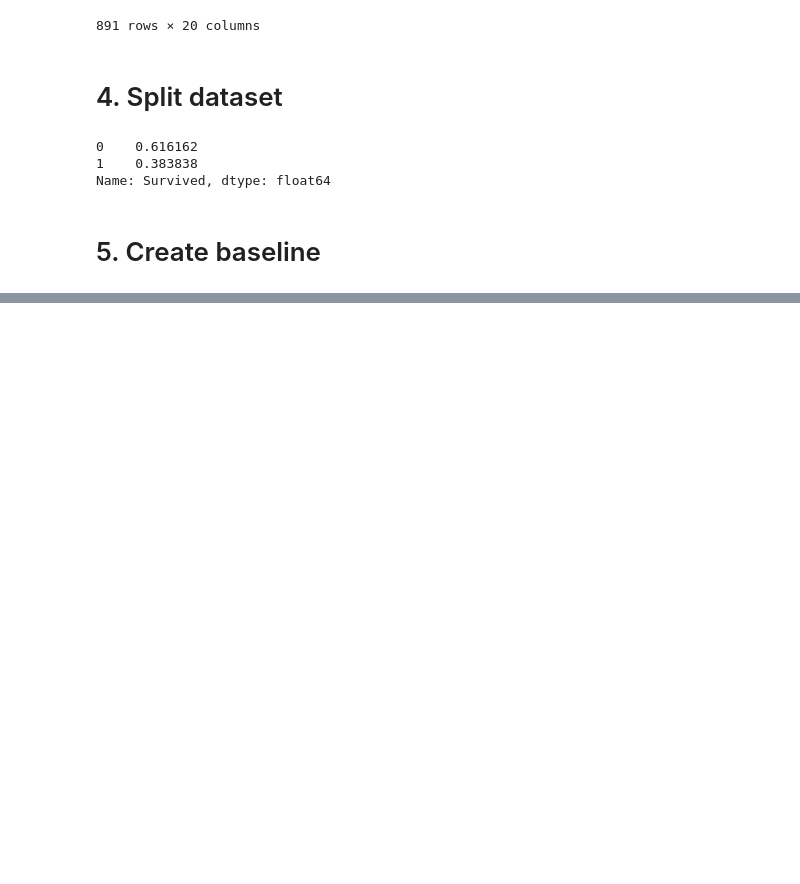
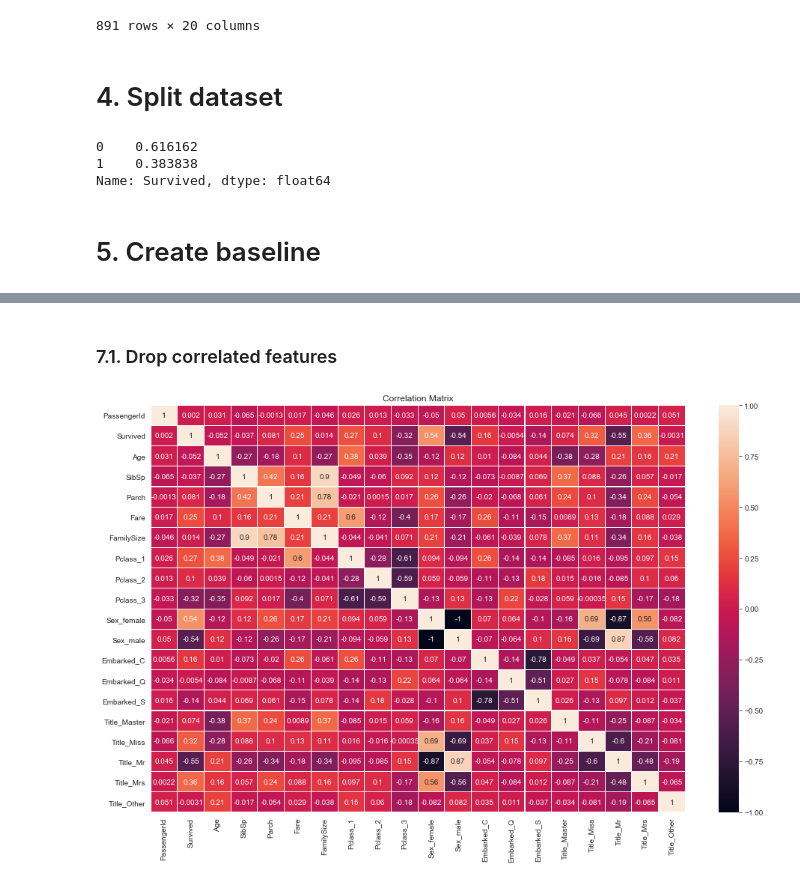
Before and after one commit to ironhack-datalabs/data-ber-06-20, a Jupyter notebook: Notes/module-3/week-7/2_supervised_machine_learning-titanic.ipynb, the cells around one changed output, grey strips where cells are left out. Cells and saved outputs as stored; diff of their text form; code cells hidden in the pictures; blank space fills up the shorter version.

```diff
--- a/Notes/module-3/week-7/2_supervised_machine_learning-titanic.ipynb
+++ b/Notes/module-3/week-7/2_supervised_machine_learning-titanic.ipynb
@@ -481,0 +574,13 @@ balanced_accuracy_score(test_y, model.predict(test_X))
+# %% [markdown]
+### 7.1. Drop correlated features
+# %%
+fig, ax = plt.subplots(figsize=(16,10))
+
+sns.heatmap(train.corr(),
+            annot=True,
+            linewidth=.1,
+            vmax=1,);
+
+ax.set_title("Correlation Matrix");
+# %% [output]
+[figure, added]
```
Also changed, not shown: parts of 55 cells of this notebook.
